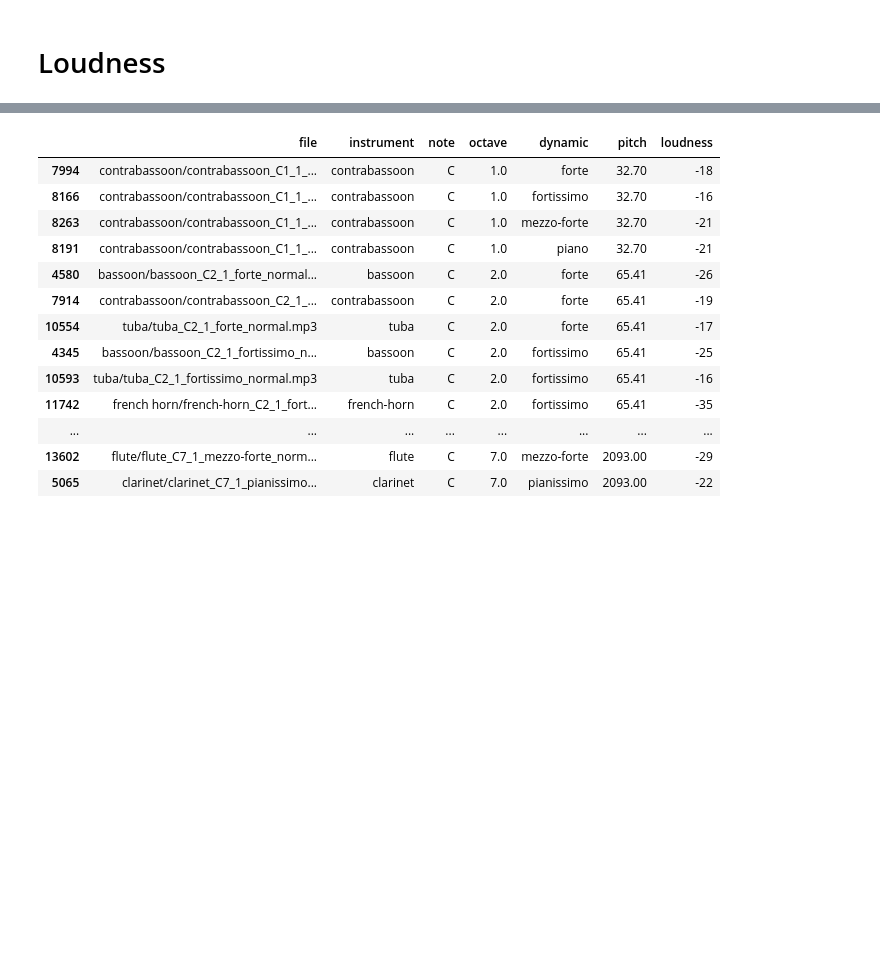
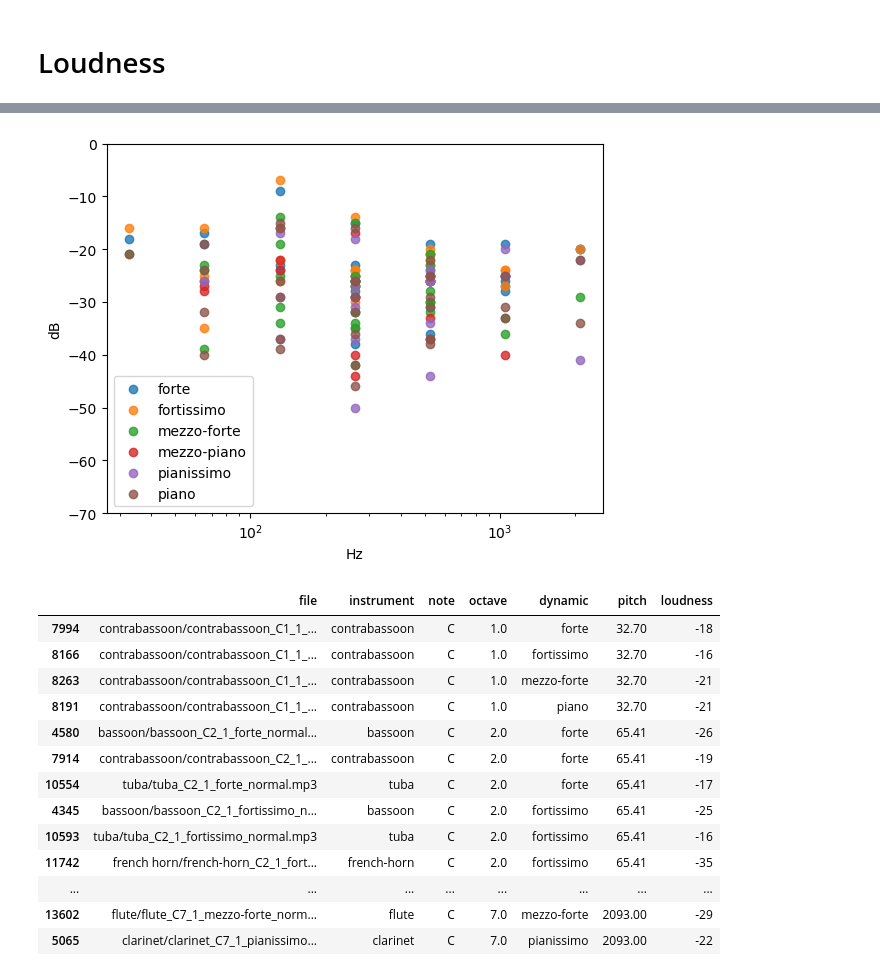
Before and after one commit to jurihock/philharmonia, a Jupyter notebook: notebooks/loudness.ipynb, the cells around one changed output, grey strips where cells are left out. Saved outputs shown, nothing was run; the diff lists cells and outputs as text; code cells hidden in the pictures; blank space fills up the shorter version.

Commit message:
Add scatter plot

```diff
--- a/notebooks/loudness.ipynb
+++ b/notebooks/loudness.ipynb
@@ -45,6 +45,29 @@ sort = ['pitch', 'dynamic']
 data = dataframe().query(' & '.join(query)).filter(filter).sort_values(sort)
 
 data['loudness'] = data.apply(lambda sample: loudness(sample), axis=1)
+# %%
+dynamics = {
+    dynamic: {
+        'pitch': data[data.dynamic == dynamic].pitch.tolist(),
+        'loudness': data[data.dynamic == dynamic].loudness.tolist()
+    }
+    for dynamic in sorted(data.dynamic.unique())
+}
+
+for dynamic in dynamics:
+
+    x = dynamics[dynamic]['pitch']
+    y = dynamics[dynamic]['loudness']
+
+    plot.scatter(x, y, label=dynamic, alpha=0.8)
+
+plot.legend();
+plot.xscale('log');
+plot.xlabel('Hz');
+plot.ylabel('dB');
+plot.ylim(-70, 0);
+# %% [output]
+[figure, added]
 # %%
 display.HTML(data.to_html())
 # %% [output]
```
Also changed, not shown: parts of 1 cell of this notebook.
